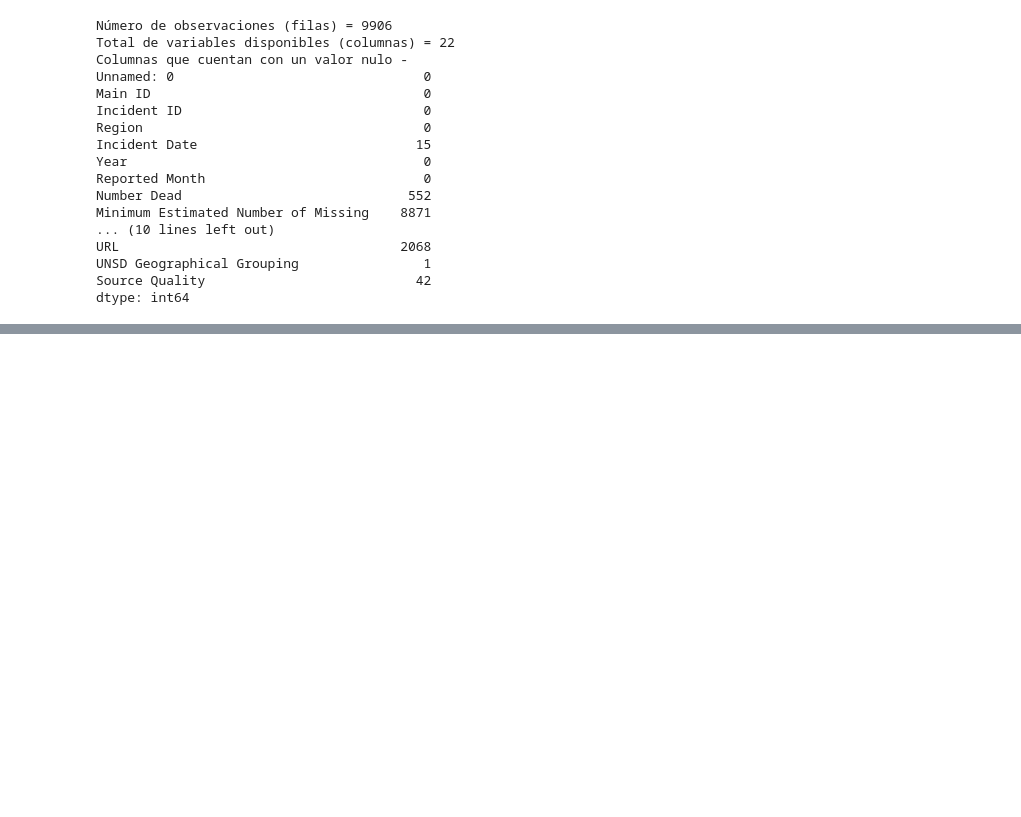
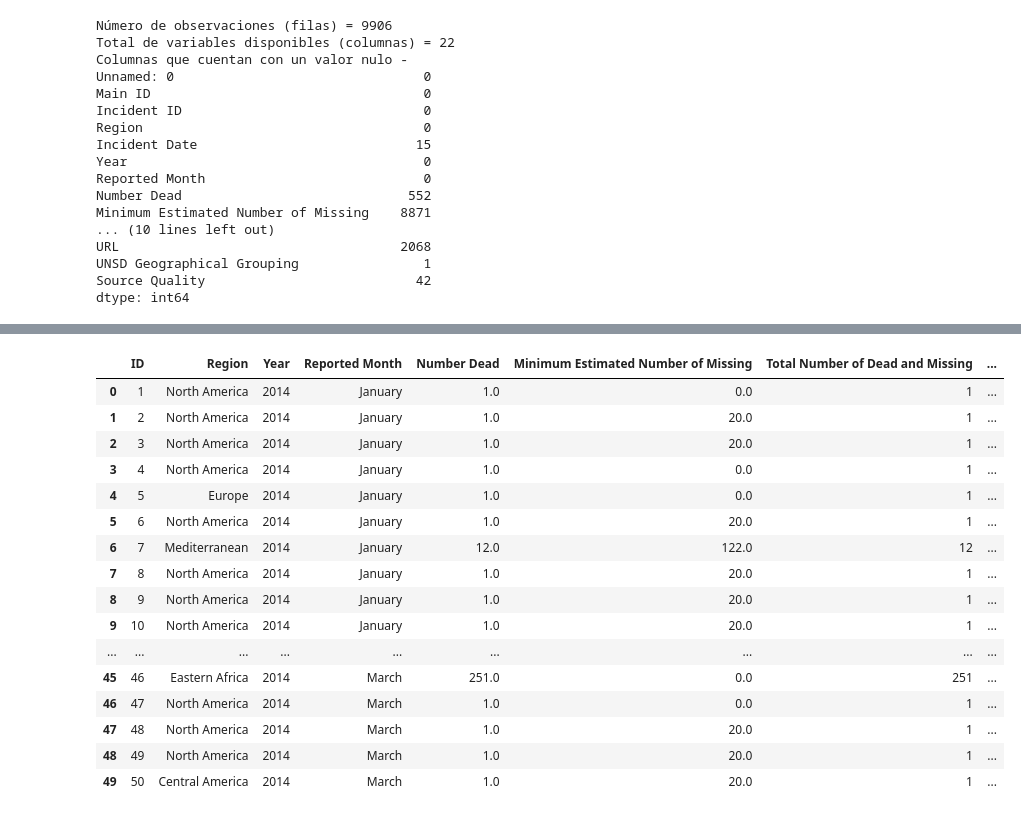
Before and after one commit to FrankRomeroT/H-bito, a Jupyter notebook: Dia 9/desaparecidos.ipynb, the cells around one changed output, grey strips where cells are left out. Saved outputs shown, nothing was run; the diff lists cells and outputs as text; code cells hidden in the pictures; blank space fills up the shorter version.

```diff
--- a/Dia 9/desaparecidos.ipynb
+++ b/Dia 9/desaparecidos.ipynb
@@ -48,0 +154,9 @@ df2 = df2.drop(columns=['Main ID','Incident ID','URL','Incident Date','Coordinat
+# %%
+from sklearn.impute import KNNImputer
+
+imputer = KNNImputer(n_neighbors=2)
+
+columna_impute = ['Minimum Estimated Number of Missing','Number of Children','Number of Males']
+df2[columna_impute] = imputer.fit_transform(df2[columna_impute]).round()
+# %%
+df2['UNSD Geographical Grouping'] = df2['UNSD Geographical Grouping'].fillna('Northern America')
@@ -48,0 +189,7 @@ df2 = df2.drop(columns=['Main ID','Incident ID','URL','Incident Date','Coordinat
+# %%
+from sklearn.preprocessing import StandardScaler
+
+imputer = KNNImputer(n_neighbors=2)
+
+columna_impute = ['Number of Survivors','Number of Females','Minimum Estimated Number of Missing','Number of Children','Number of Males']
+df2[columna_impute] = imputer.fit_transform(df2[columna_impute]).round()
@@ -104,2 +239,2 @@ memory usage: 1.3+ MB
 # %%
-df2['Migrantion route'].value_counts()
+df2['Migrantion route'] = df2['Migrantion route'].fillna('Desconocido')
@@ -123,0 +264,20 @@ Name: count, dtype: int64
+# %%
+df2.head(50)
+# %% [output]
+|  | ID | Region | Year | Reported Month | Number Dead | Minimum Estimated Number of Missing | Total Number of Dead and Missing | ... |
+| 0 | 1 | North America | 2014 | January | 1.0 | 0.0 | 1 | ... |
+| 1 | 2 | North America | 2014 | January | 1.0 | 20.0 | 1 | ... |
+| 2 | 3 | North America | 2014 | January | 1.0 | 20.0 | 1 | ... |
+| 3 | 4 | North America | 2014 | January | 1.0 | 0.0 | 1 | ... |
+| 4 | 5 | Europe | 2014 | January | 1.0 | 0.0 | 1 | ... |
+| 5 | 6 | North America | 2014 | January | 1.0 | 20.0 | 1 | ... |
+| 6 | 7 | Mediterranean | 2014 | January | 12.0 | 122.0 | 12 | ... |
+| 7 | 8 | North America | 2014 | January | 1.0 | 20.0 | 1 | ... |
+| 8 | 9 | North America | 2014 | January | 1.0 | 20.0 | 1 | ... |
+| 9 | 10 | North America | 2014 | January | 1.0 | 20.0 | 1 | ... |
+| ... | ... | ... | ... | ... | ... | ... | ... | ... |
+| 45 | 46 | Eastern Africa | 2014 | March | 251.0 | 0.0 | 251 | ... |
+| 46 | 47 | North America | 2014 | March | 1.0 | 0.0 | 1 | ... |
+| 47 | 48 | North America | 2014 | March | 1.0 | 20.0 | 1 | ... |
+| 48 | 49 | North America | 2014 | March | 1.0 | 20.0 | 1 | ... |
+| 49 | 50 | Central America | 2014 | March | 1.0 | 20.0 | 1 | ... |
```
Also changed, not shown: parts of 19 cells of this notebook, 1 other file.
